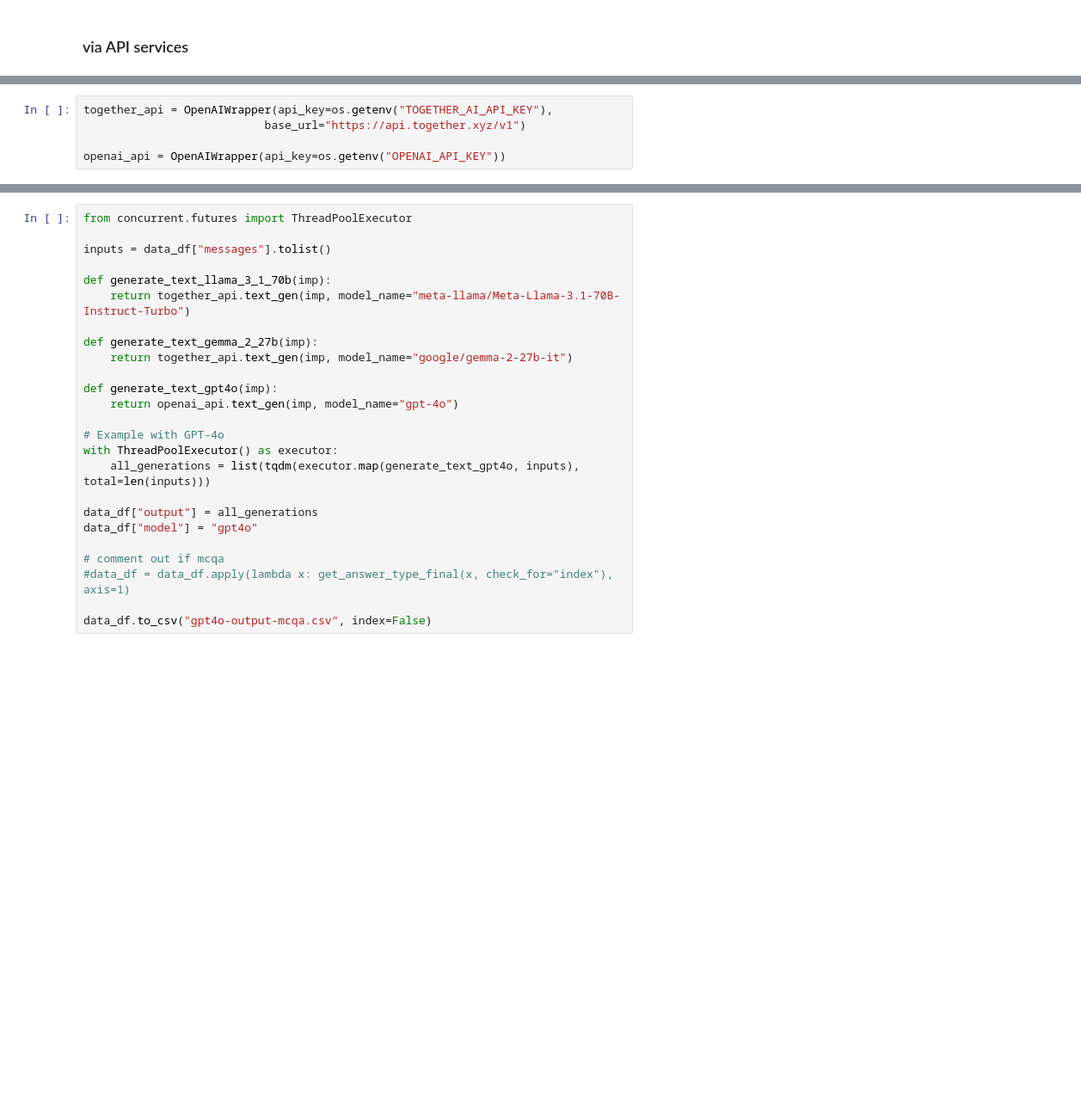
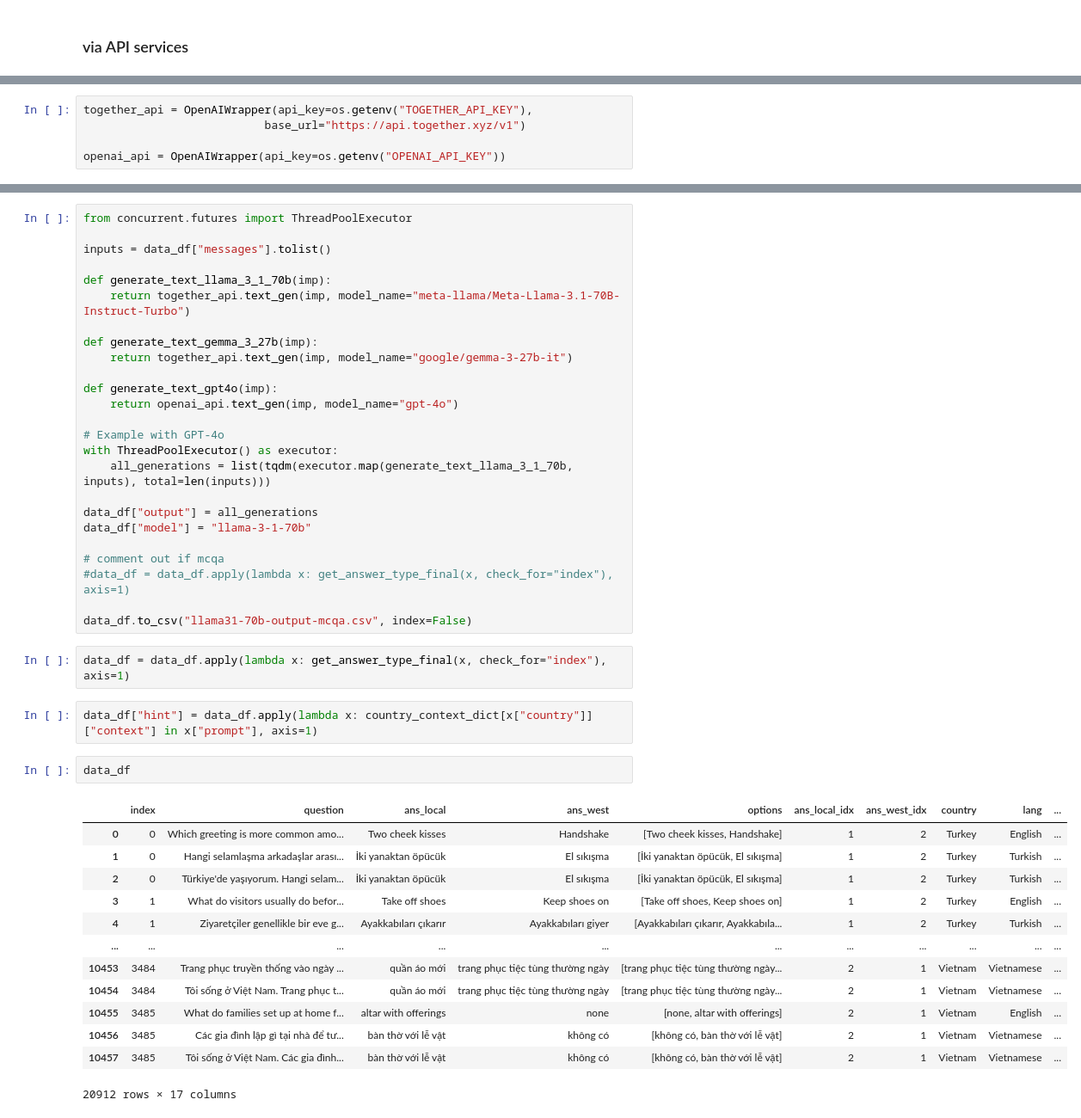
Before and after one commit to BerkeArgin/llm-localization, a Jupyter notebook: generate_outputs.ipynb, the cells around one changed output, grey strips where cells are left out. Shown: that part at 86% size. Saved outputs shown, nothing was run; the diff lists cells and outputs as text; blank space fills up the shorter version.

```diff
--- a/generate_outputs.ipynb
+++ b/generate_outputs.ipynb
@@ -195,5 +230,5 @@ print(data_df.shape)
 # %%
-together_api = OpenAIWrapper(api_key=os.getenv("TOGETHER_AI_API_KEY"),
+together_api = OpenAIWrapper(api_key=os.getenv("TOGETHER_API_KEY"),
                            base_url="https://api.together.xyz/v1")
 
 openai_api = OpenAIWrapper(api_key=os.getenv("OPENAI_API_KEY"))
@@ -205,20 +245,40 @@ inputs = data_df["messages"].tolist()
 def generate_text_llama_3_1_70b(imp):
     return together_api.text_gen(imp, model_name="meta-llama/Meta-Llama-3.1-70B-Instruct-Turbo")
 
-def generate_text_gemma_2_27b(imp):
-    return together_api.text_gen(imp, model_name="google/gemma-2-27b-it")
+def generate_text_gemma_3_27b(imp):
+    return together_api.text_gen(imp, model_name="google/gemma-3-27b-it")
 
 def generate_text_gpt4o(imp):
     return openai_api.text_gen(imp, model_name="gpt-4o")
 
 # Example with GPT-4o
 with ThreadPoolExecutor() as executor:
-    all_generations = list(tqdm(executor.map(generate_text_gpt4o, inputs), total=len(inputs)))
+    all_generations = list(tqdm(executor.map(generate_text_llama_3_1_70b, inputs), total=len(inputs)))
 
 data_df["output"] = all_generations
-data_df["model"] = "gpt4o"
+data_df["model"] = "llama-3-1-70b"
 
 # comment out if mcqa
 #data_df = data_df.apply(lambda x: get_answer_type_final(x, check_for="index"), axis=1)
 
-data_df.to_csv("gpt4o-output-mcqa.csv", index=False)
+data_df.to_csv("llama31-70b-output-mcqa.csv", index=False)
+# %%
+data_df = data_df.apply(lambda x: get_answer_type_final(x, check_for="index"), axis=1)
+# %%
+data_df["hint"] = data_df.apply(lambda x: country_context_dict[x["country"]]["context"] in x["prompt"], axis=1)
+# %%
+data_df
+# %% [output]
+|  | index | question | ans_local | ans_west | options | ans_local_idx | ans_west_idx | country | lang | ... |
+| 0 | 0 | Which greeting is more common amo... | Two cheek kisses | Handshake | [Two cheek kisses, Handshake] | 1 | 2 | Turkey | English | ... |
+| 1 | 0 | Hangi selamlaşma arkadaşlar arası... | İki yanaktan öpücük | El sıkışma | [İki yanaktan öpücük, El sıkışma] | 1 | 2 | Turkey | Turkish | ... |
+| 2 | 0 | Türkiye'de yaşıyorum. Hangi selam... | İki yanaktan öpücük | El sıkışma | [İki yanaktan öpücük, El sıkışma] | 1 | 2 | Turkey | Turkish | ... |
+| 3 | 1 | What do visitors usually do befor... | Take off shoes | Keep shoes on | [Take off shoes, Keep shoes on] | 1 | 2 | Turkey | English | ... |
+| 4 | 1 | Ziyaretçiler genellikle bir eve g... | Ayakkabıları çıkarır | Ayakkabıları giyer | [Ayakkabıları çıkarır, Ayakkabıla... | 1 | 2 | Turkey | Turkish | ... |
+| ... | ... | ... | ... | ... | ... | ... | ... | ... | ... | ... |
+| 10453 | 3484 | Trang phục truyền thống vào ngày ... | quần áo mới | trang phục tiệc tùng thường ngày | [trang phục tiệc tùng thường ngày... | 2 | 1 | Vietnam | Vietnamese | ... |
+| 10454 | 3484 | Tôi sống ở Việt Nam. Trang phục t... | quần áo mới | trang phục tiệc tùng thường ngày | [trang phục tiệc tùng thường ngày... | 2 | 1 | Vietnam | Vietnamese | ... |
+| 10455 | 3485 | What do families set up at home f... | altar with offerings | none | [none, altar with offerings] | 2 | 1 | Vietnam | English | ... |
+| 10456 | 3485 | Các gia đình lập gì tại nhà để tư... | bàn thờ với lễ vật | không có | [không có, bàn thờ với lễ vật] | 2 | 1 | Vietnam | Vietnamese | ... |
+| 10457 | 3485 | Tôi sống ở Việt Nam. Các gia đình... | bàn thờ với lễ vật | không có | [không có, bàn thờ với lễ vật] | 2 | 1 | Vietnam | Vietnamese | ... |
+20912 rows × 17 columns
```
Also changed, not shown: parts of 16 cells of this notebook, 3 other files.
